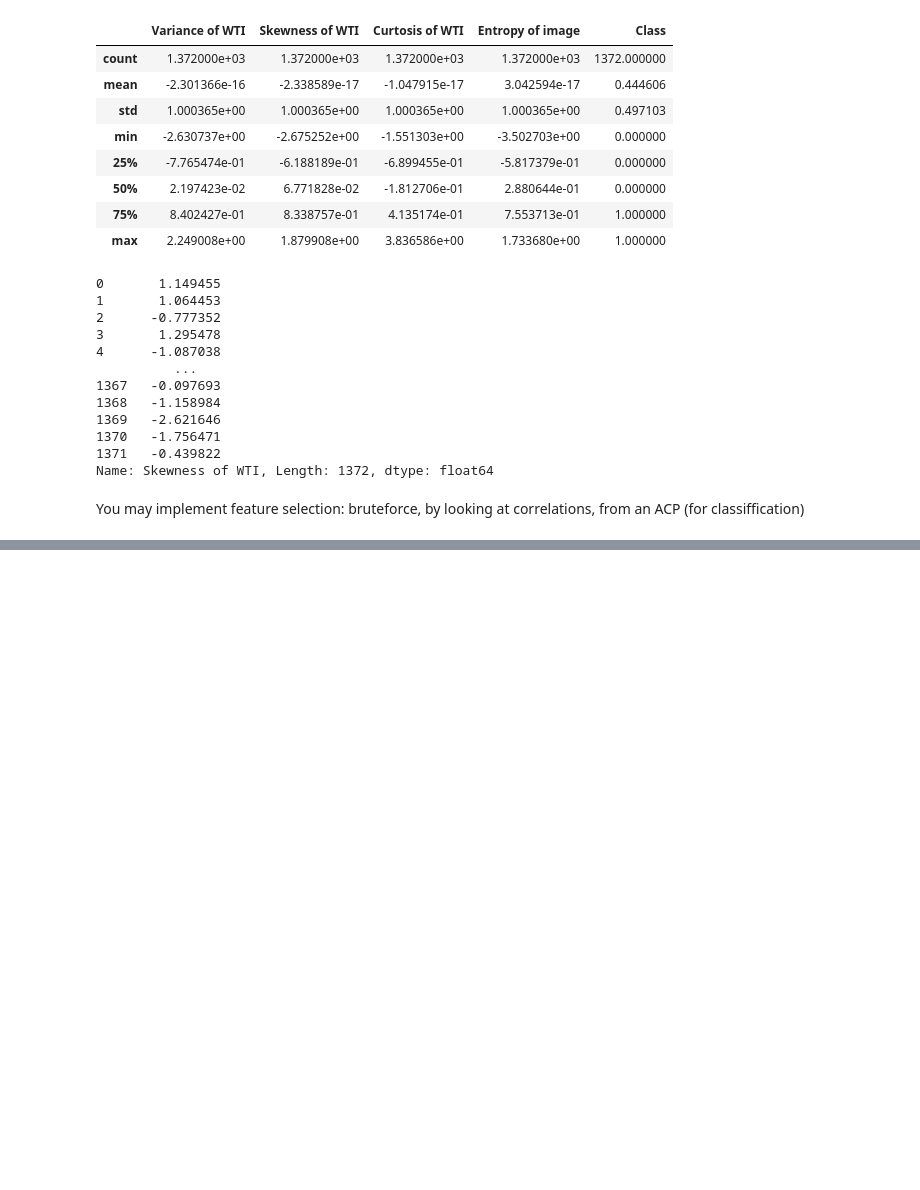
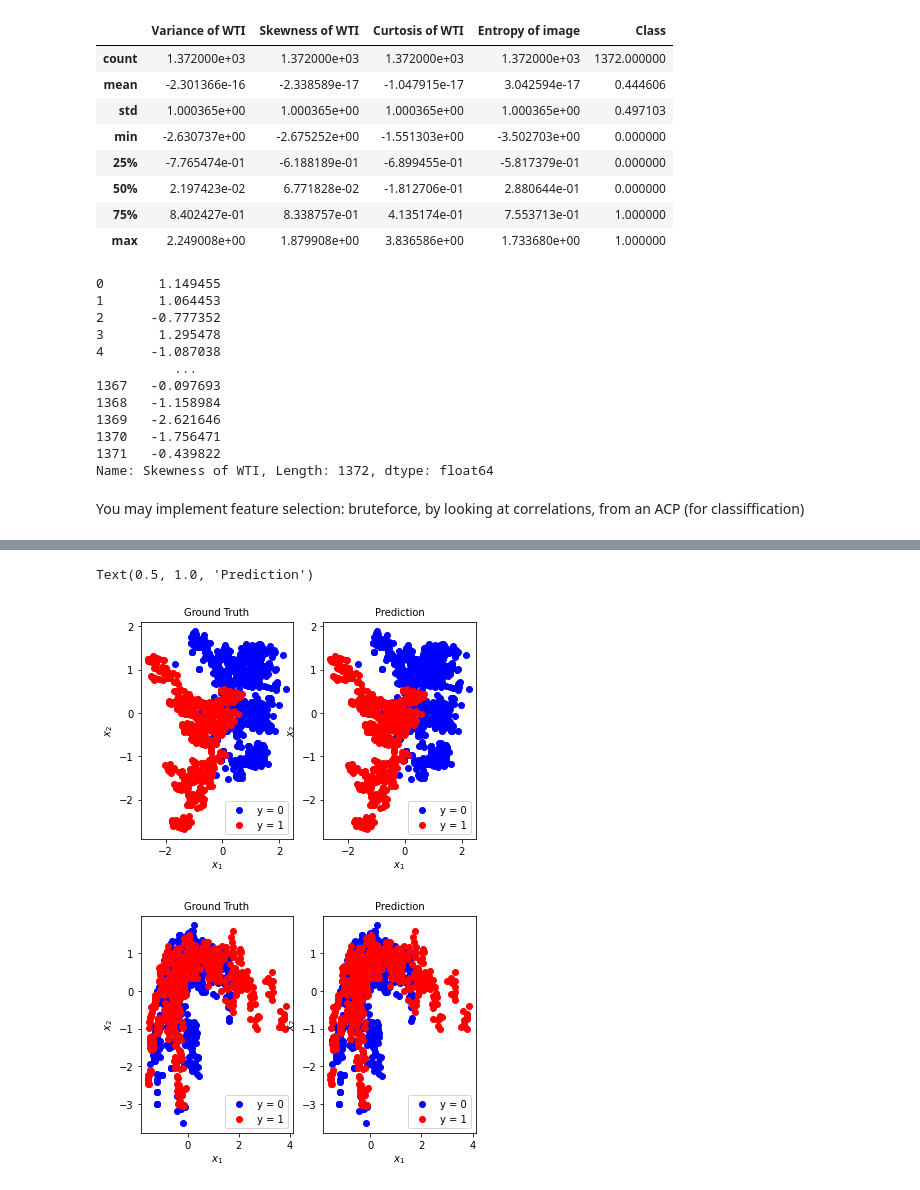
Before and after one commit to sellaziz/projet-ml-imta, a Jupyter notebook: binary-classification/BinaryClassificationProject.ipynb, the cells around one changed output, grey strips where cells are left out. Cells and saved outputs as stored; diff of their text form; code cells hidden in the pictures; blank space fills up the shorter version.

```diff
--- a/binary-classification/BinaryClassificationProject.ipynb
+++ b/binary-classification/BinaryClassificationProject.ipynb
@@ -217,0 +383,10 @@ TypeError: fit() missing 1 required positional argument: 'X'
+# %%
+kf = KFold(n_splits=10, shuffle=True, random_state=34)
+
+for clf_name, clf in clfs.items():
+    precisions, recalls = kfold_precisions_recalls(X, y, classes_labels, clf, kf)
+
+    clfs_results[clf_name]["precisions"] = precisions
+    clfs_results[clf_name]["recalls"] = recalls
+
+kfold_multimodels_report(clfs_results)
@@ -217,0 +411,54 @@ TypeError: fit() missing 1 required positional argument: 'X'
+# %%
+# Plot variables
+x1,x2, x3, x4 = vari, skew, curt, entr
+# X1, X2, X3, X4 = meshgrid(linspace(x1.min(), x1.max(), 10), linspace(x2.min(), x2.max(), 10), linspace(x3.min(), x3.max(), 10), linspace(x4.min(), x4.max(), 10))
+# X_rav = vstack((ravel(X1), ravel(X2), ravel(X3), ravel(X4))).T
+X1, X2 = linspace(x1.min(), x1.max(), 10), linspace(x2.min(), x2.max(), 10)
+X_rav = vstack((linspace(x1.min(), x1.max(), 10), linspace(x2.min(), x2.max(), 10), linspace(x3.min(), x3.max(), 10), linspace(x4.min(), x4.max(),10))).T
+# fig = plt.figure()
+# gs = fig.add_gridspec(3,2)
+# ax1,ax2,ax3,ax4,ax5 = fig.add_subplot(gs[0, :]), fig.add_subplot(gs[1, 0]), fig.add_subplot(gs[1, 1]), fig.add_subplot(gs[2, 0]), fig.add_subplot(gs[2, 1])
+# axs=[ax2,ax3,ax4,ax5]
+# depths=[1,2,3,4]
+
+fig, (ax1,ax2) = plt.subplots(1,2)
+y_pred = clf.predict(X)
+
+# Plot Ground Truth
+ax1.scatter(x1[y==0], x2[y==0], c='b')
+ax1.scatter(x1[y==1], x2[y==1], c='r')
+# plt.contourf(X1, X2, Y, cmap='bwr', alpha=0.5)
+ax1.legend(['y = 0', 'y = 1'], prop={'size': 10})
+ax1.set_xlabel("$x_1$", fontsize=10)
+ax1.set_ylabel("$x_2$", fontsize=10)
+ax1.set_title('Ground Truth', size=10)
+ax2.scatter(x1[y_pred==0], x2[y_pred==0], c='b')
+ax2.scatter(x1[y_pred==1], x2[y_pred==1], c='r')
+# plt.contourf(X1, X2, clf.predict(X_rav), cmap='bwr', alpha=0.5)
+ax2.legend(['y = 0', 'y = 1'], prop={'size': 10})
+ax2.set_xlabel("$x_1$", fontsize=10)
+ax2.set_ylabel("$x_2$", fontsize=10)
+ax2.set_title('Prediction', size=10)
+
+fig, (ax1,ax2) = plt.subplots(1,2)
+y_pred = clf.predict(X)
+
+# Plot Ground Truth
+ax1.scatter(x3[y==0], x4[y==0], c='b')
+ax1.scatter(x3[y==1], x4[y==1], c='r')
+# plt.contourf(X1, X2, Y, cmap='bwr', alpha=0.5)
+ax1.legend(['y = 0', 'y = 1'], prop={'size': 10})
+ax1.set_xlabel("$x_1$", fontsize=10)
+ax1.set_ylabel("$x_2$", fontsize=10)
+ax1.set_title('Ground Truth', size=10)
+ax2.scatter(x3[y_pred==0], x4[y_pred==0], c='b')
+ax2.scatter(x3[y_pred==1], x4[y_pred==1], c='r')
+# plt.contourf(X1, X2, clf.predict(X_rav), cmap='bwr', alpha=0.5)
+ax2.legend(['y = 0', 'y = 1'], prop={'size': 10})
+ax2.set_xlabel("$x_1$", fontsize=10)
+ax2.set_ylabel("$x_2$", fontsize=10)
+ax2.set_title('Prediction', size=10)
+# %% [output]
+Text(0.5, 1.0, 'Prediction')
+[figure, added]
+[figure, added]
```
Also changed, not shown: parts of 12 cells of this notebook.
